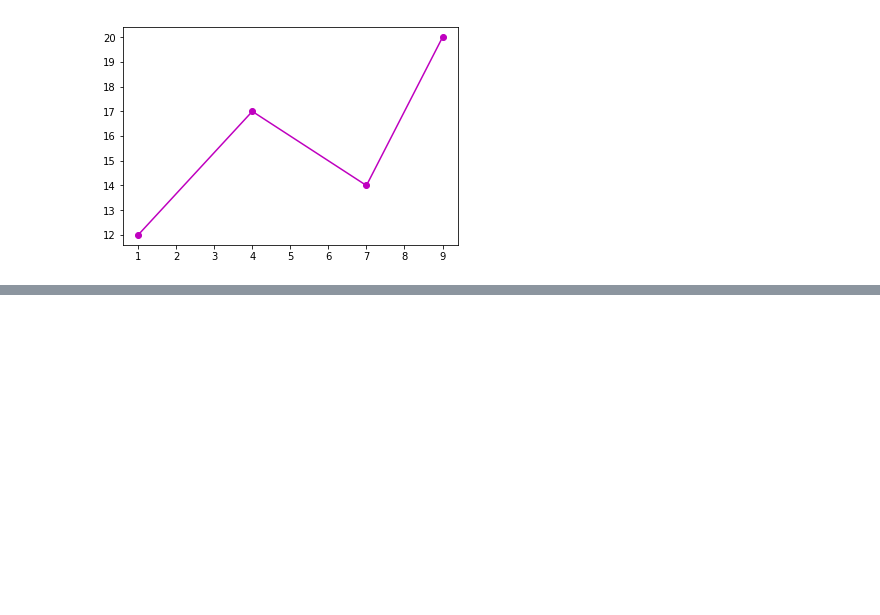
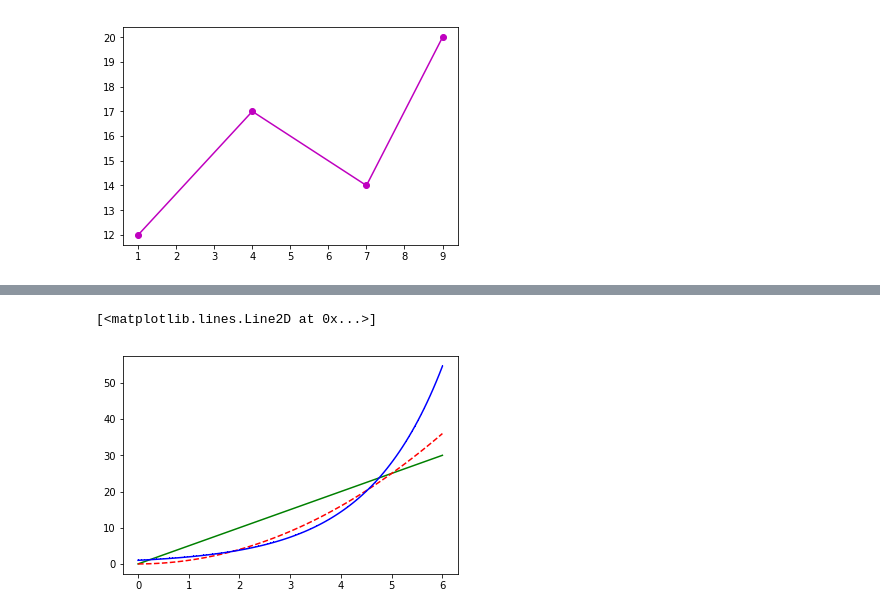
Before and after one commit to mdjahanzaib/Data-Science, a Jupyter notebook: Matplotlib.ipynb, the cells around one changed output, grey strips where cells are left out. Saved outputs shown, nothing was run; the diff lists cells and outputs as text; code cells hidden in the pictures; blank space fills up the shorter version.

```diff
--- a/Matplotlib.ipynb
+++ b/Matplotlib.ipynb
@@ -154,0 +161,11 @@ plt.plot([1,4,7,9],[12,17,14,20],'m-o')
+# %%
+x=np.linspace(0,6,100)
+y1=5*x
+y2=np.power(x,2)
+y3=np.exp(x/1.5)
+plt.plot(x,y1,'g-')
+plt.plot(x,y2,'r--')
+plt.plot(x,y3,'b-,')
+# %% [output]
+[<matplotlib.lines.Line2D at 0x...>]
+[figure, added]
```
Also changed, not shown: parts of 30 cells of this notebook.
